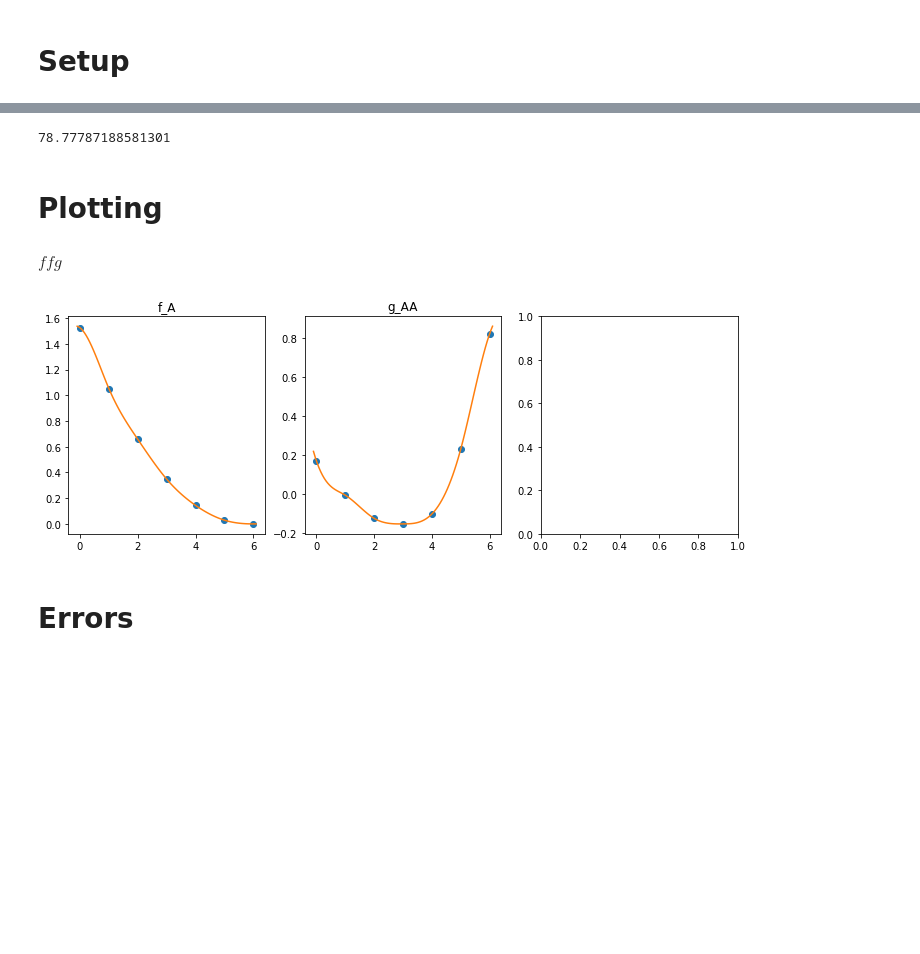
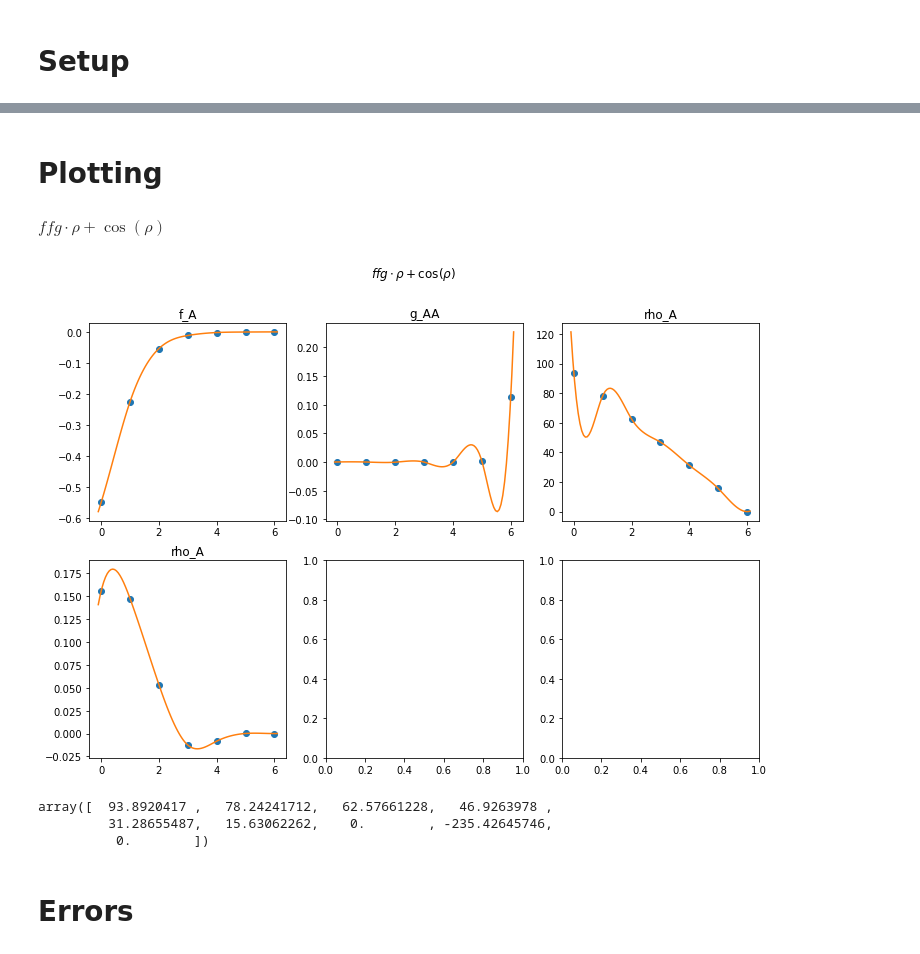
Before and after one commit to TrinkleGroup/svreg, a Jupyter notebook: tree_analyzer.ipynb, the cells around one changed output, grey strips where cells are left out. Drawn from its saved outputs; the diff is of its cells as text; code cells hidden in the pictures; blank space fills up the shorter version.

Commit message:
Checkpointing work on direct tree evaluation

```diff
--- a/tree_analyzer.ipynb
+++ b/tree_analyzer.ipynb
@@ -24,6 +24,8 @@ fromArchive = False
 basePath = os.path.join('results', 'mo_smooth2')
 fromArchive = True
 # %%
+choice = 0
+
 if fromArchive:
     allTreeNames = glob.glob(os.path.join(basePath, '*'))
     del allTreeNames[allTreeNames.index(os.path.join(basePath, 'archive.pkl'))]
@@ -58,7 +60,6 @@ if fromArchive:
         sumErrors = np.sum(errors)
 
         if sumErrors < bestCost:
-            print(sumErrors, bestCost)
             bestCost = sumErrors
             bestIdx = i
 
@@ -70,6 +71,7 @@ if fromArchive:
         allLatex.append(latex)
 
     allLatex = np.array(allLatex)[np.argsort(allErrors)]
+    allTreeNames = np.array(allTreeNames)[np.argsort(allErrors)]
     allErrors = np.array(allErrors)[np.argsort(allErrors)]
 
     for latex, errors in zip(allLatex, allErrors):
@@ -78,7 +80,7 @@ if fromArchive:
             sympy.latex(sympy.sympify(latex, evaluate=False), mul_symbol='dot')
         )))
 
-    treePath = allTreeNames[bestIdx]
+    treePath = allTreeNames[choice]
 #     treePath = allTreeNames[worstIdx]
     treeName = os.path.split(treePath)[-1]
 
@@ -110,56 +115,64 @@ $\displaystyle 100.10<->ffg + \operatorname{sig}{\left(\rho \right)}$
-# %%
-allErrors[bestIdx]
-# %% [output]
-78.77787188581301
 # %% [markdown]
 # Plotting
 # %%
 def plotSpline(x, y, bc):
     cs = CubicSpline(x, y, bc_type=((1, bc[0]), (1, bc[1])))
+#     cs = CubicSpline(x, y, bc_type='natural')
 
-    plotX = np.linspace(x[0]-0.1, x[-1]+0.1, 100)
+    plotX = np.linspace(x[0]-.1, x[-1]+.1, 100)
     plotY = cs(plotX)
 
     return plotX, plotY
 # %%
 splits = []
+types = []
 
 for svNode in tree.svNodes:
     for comp in svNode.components:
         splits.append(svNode.numParams[comp]+len(svNode.restrictions[comp]))
+        types.append(comp)
 # %%
 splitParams = np.array_split(tree.fillFixedKnots(tree.bestParams)[0], np.cumsum(splits)[:-1])
 # %%
 numRows = int(max(1, np.ceil(len(splitParams)/3)))
 
 fig, axes = plt.subplots(numRows, 3, figsize=(12, 4*numRows))
 
 compNames = np.hstack([svNode.components for svNode in tree.svNodes])
 
 display(Math('{}'.format(
-    sympy.latex(sympy.sympify(allLatex[0], evaluate=False), mul_symbol='dot')
+    sympy.latex(sympy.sympify(allLatex[choice], evaluate=False), mul_symbol='dot')
 )))
 
 for i, spline in enumerate(splitParams):
     y, bc = spline[:-2], spline[-2:]
+
     x = np.arange(len(y))
 
     plotX, plotY = plotSpline(x, y, bc)
 
     row = i//3
     col = i%3
 
     if numRows > 1:
         ax = axes[row][col]
     else:
         ax = axes[col]
 
     ax.plot(x, y, 'o')
     ax.plot(plotX, plotY)
     ax.set_title(compNames[i].decode('utf-8'))
+
+_ = plt.suptitle(r'${}$'.format(sympy.latex(sympy.sympify(allLatex[choice], evaluate=False), mul_symbol='dot')))
 # %% [output]
-$\displaystyle ffg$
+$\displaystyle ffg \cdot \rho + \cos{\left(\rho \right)}$
-[figure, old version]
+[figure, new version]
+# %%
+splitParams[2]
+# %% [output]
+array([  93.8920417 ,   78.24241712,   62.57661228,   46.9263978 ,
+         31.28655487,   15.63062262,    0.        , -235.42645746,
+          0.        ])
 # %% [markdown]
 # Errors
 # %% [markdown]
```
Also changed, not shown: parts of 7 cells of this notebook, 3 other files.
